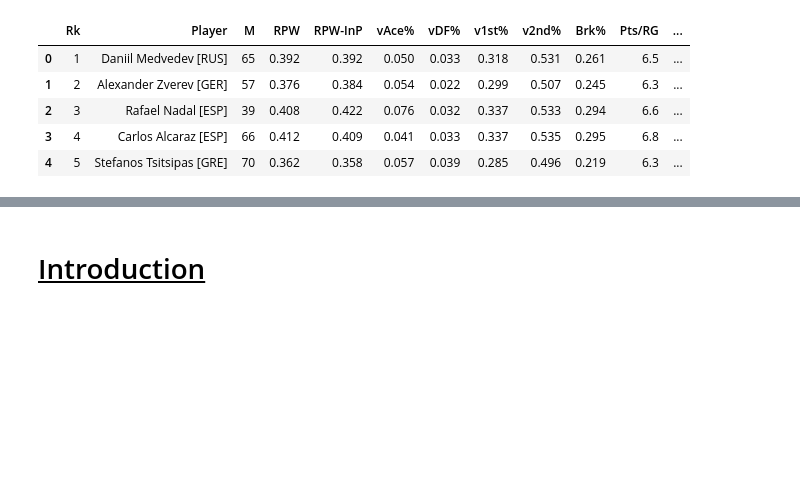
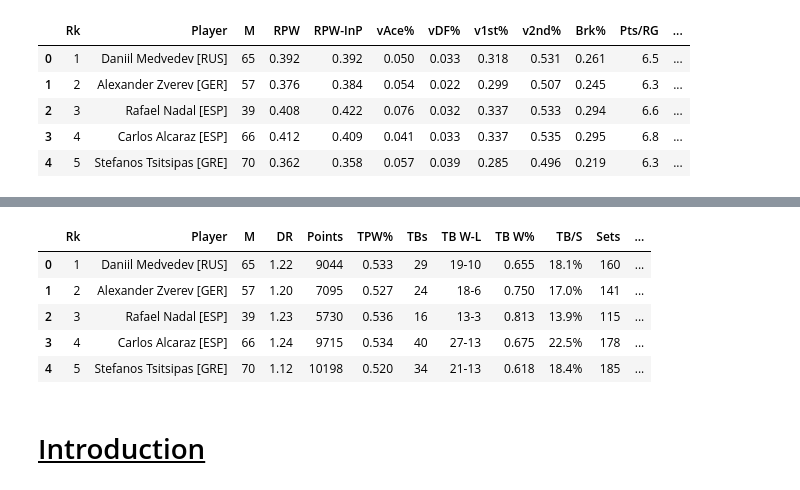
Before and after one commit to Kennan-Guan/tennis_analysis, a Jupyter notebook: tennis-player-stats.ipynb, the cells around one changed output, grey strips where cells are left out. Drawn from its saved outputs; the diff is of its cells as text; code cells hidden in the pictures; blank space fills up the shorter version.

```diff
--- a/tennis-player-stats.ipynb
+++ b/tennis-player-stats.ipynb
@@ -144,3 +153,12 @@ return_data.head(5)
+# %%
+more_data.head(5)
+# %% [output]
+|  | Rk | Player | M | DR | Points | TPW% | TBs | TB W-L | TB W% | TB/S | Sets | ... |
+| 0 | 1 | Daniil Medvedev [RUS] | 65 | 1.22 | 9044 | 0.533 | 29 | 19-10 | 0.655 | 18.1% | 160 | ... |
+| 1 | 2 | Alexander Zverev [GER] | 57 | 1.20 | 7095 | 0.527 | 24 | 18-6 | 0.750 | 17.0% | 141 | ... |
+| 2 | 3 | Rafael Nadal [ESP] | 39 | 1.23 | 5730 | 0.536 | 16 | 13-3 | 0.813 | 13.9% | 115 | ... |
+| 3 | 4 | Carlos Alcaraz [ESP] | 66 | 1.24 | 9715 | 0.534 | 40 | 27-13 | 0.675 | 22.5% | 178 | ... |
+| 4 | 5 | Stefanos Tsitsipas [GRE] | 70 | 1.12 | 10198 | 0.520 | 34 | 21-13 | 0.618 | 18.4% | 185 | ... |
 # %% [markdown]
 # <u> Introduction </u>
 # %% [markdown]
```
Also changed, not shown: parts of 1 cell of this notebook.
